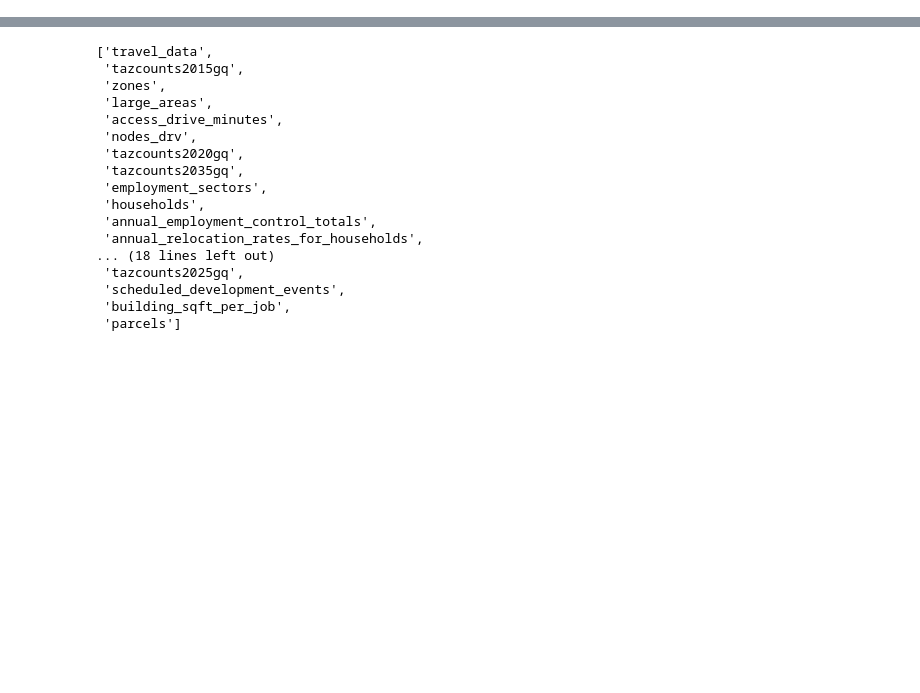
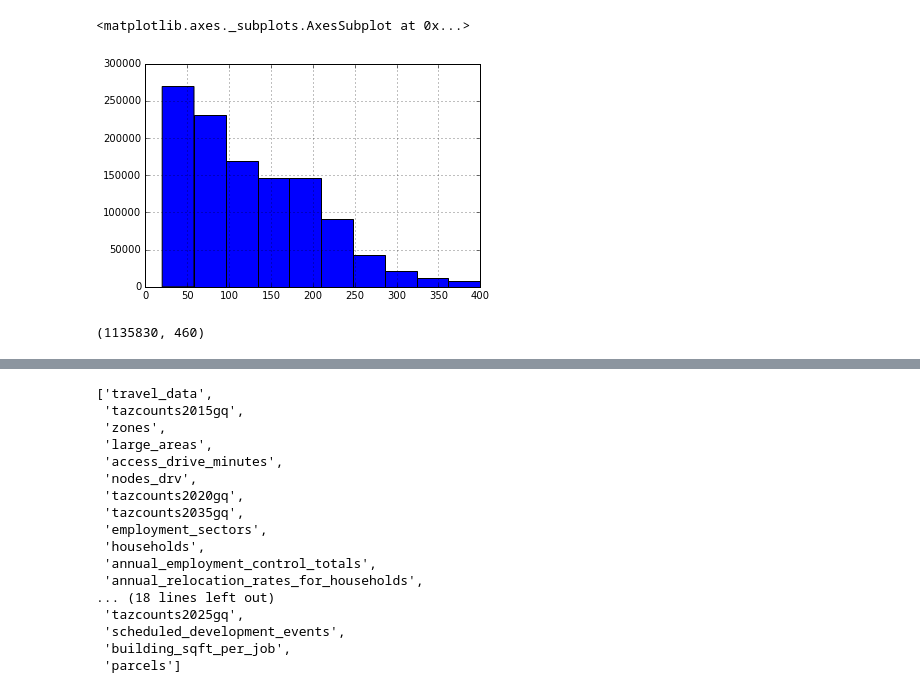
Before and after one commit to SEMCOG/semcog_urbansim, a Jupyter notebook: ELCM_variables.ipynb, the cells around one changed output, grey strips where cells are left out. Saved outputs shown, nothing was run; the diff lists cells and outputs as text; code cells hidden in the pictures; blank space fills up the shorter version.

```diff
--- a/ELCM_variables.ipynb
+++ b/ELCM_variables.ipynb
@@ -12,3 +12,5 @@ import pandana as pdna
 import models
 
 import orca
+# %%
+bb =orca.get_table('buildings').to_frame()
@@ -14,0 +44,4 @@ import orca
+# %%
+bbres= bb[bb.building_type_id.isin([81,82,83,84])]
+# %%
+bbres = bbres[bbres.sqft_price_res>20]
@@ -14,0 +68,9 @@ import orca
+# %%
+bbres.sqft_price_res.hist()
+# %% [output]
+<matplotlib.axes._subplots.AxesSubplot at 0x...>
+[figure, added]
+# %%
+bbres.shape
+# %% [output]
+(1135830, 460)
```
Also changed, not shown: parts of 7 cells of this notebook, 9 other files.
